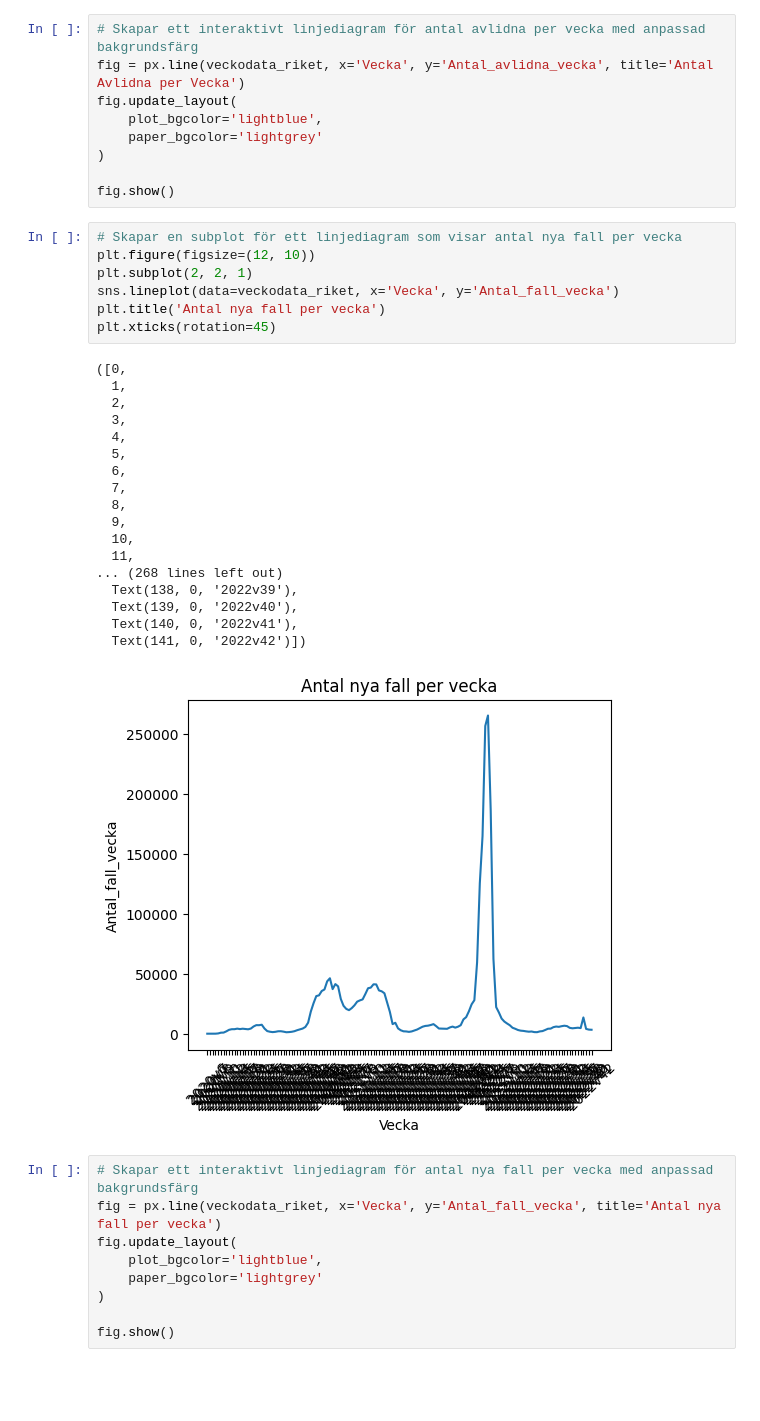
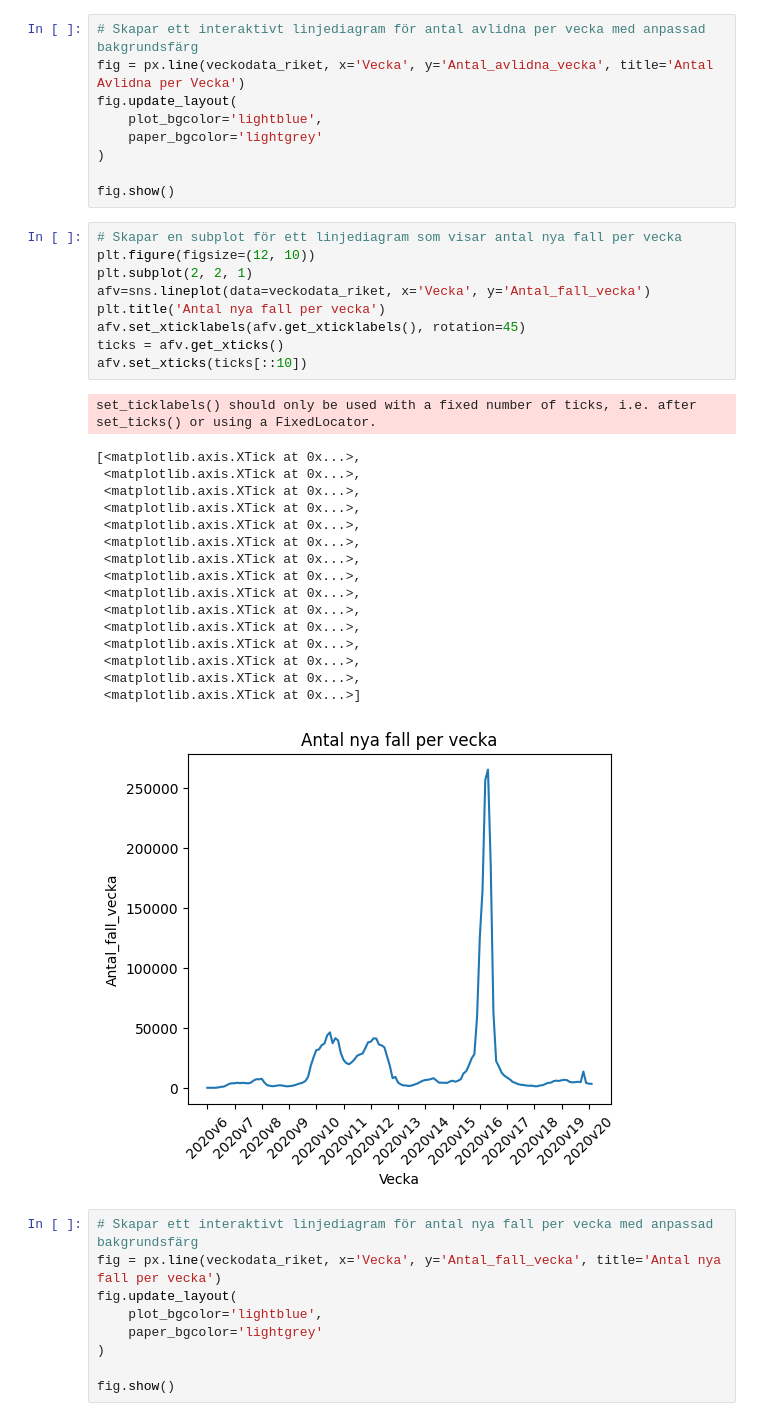
Before and after one commit to JohanClausenLind/Databehandling-Johan-Clausen-Lind, a Jupyter notebook: Labs/Labb_1.ipynb, the cells around one changed output. Cells and saved outputs as stored; diff of their text form; blank space fills up the shorter version.

```diff
--- a/Labs/Labb_1.ipynb
+++ b/Labs/Labb_1.ipynb
@@ -82,29 +130,30 @@ fig.show()
 # %%
 # Skapar en subplot för ett linjediagram som visar antal nya fall per vecka
 plt.figure(figsize=(12, 10))
 plt.subplot(2, 2, 1)
-sns.lineplot(data=veckodata_riket, x='Vecka', y='Antal_fall_vecka')
+afv=sns.lineplot(data=veckodata_riket, x='Vecka', y='Antal_fall_vecka')
 plt.title('Antal nya fall per vecka')
-plt.xticks(rotation=45)
+afv.set_xticklabels(afv.get_xticklabels(), rotation=45)
+ticks = afv.get_xticks()
+afv.set_xticks(ticks[::10])
 # %% [output]
-([0,
-  1,
-  2,
-  3,
-  4,
-  5,
-  6,
-  7,
-  8,
-  9,
-  10,
-  11,
-... (268 lines left out)
-  Text(138, 0, '2022v39'),
-  Text(139, 0, '2022v40'),
-  Text(140, 0, '2022v41'),
-  Text(141, 0, '2022v42')])
+set_ticklabels() should only be used with a fixed number of ticks, i.e. after set_ticks() or using a FixedLocator.
+[<matplotlib.axis.XTick at 0x...>,
+ <matplotlib.axis.XTick at 0x...>,
+ <matplotlib.axis.XTick at 0x...>,
+ <matplotlib.axis.XTick at 0x...>,
+ <matplotlib.axis.XTick at 0x...>,
+ <matplotlib.axis.XTick at 0x...>,
+ <matplotlib.axis.XTick at 0x...>,
+ <matplotlib.axis.XTick at 0x...>,
+ <matplotlib.axis.XTick at 0x...>,
+ <matplotlib.axis.XTick at 0x...>,
+ <matplotlib.axis.XTick at 0x...>,
+ <matplotlib.axis.XTick at 0x...>,
+ <matplotlib.axis.XTick at 0x...>,
+ <matplotlib.axis.XTick at 0x...>,
+ <matplotlib.axis.XTick at 0x...>]
-[figure, old version]
+[figure, new version]
 # %%
 # Skapar ett interaktivt linjediagram för antal nya fall per vecka med anpassad bakgrundsfärg
 fig = px.line(veckodata_riket, x='Vecka', y='Antal_fall_vecka', title='Antal nya fall per vecka')
```
Also changed, not shown: parts of 17 cells of this notebook.
